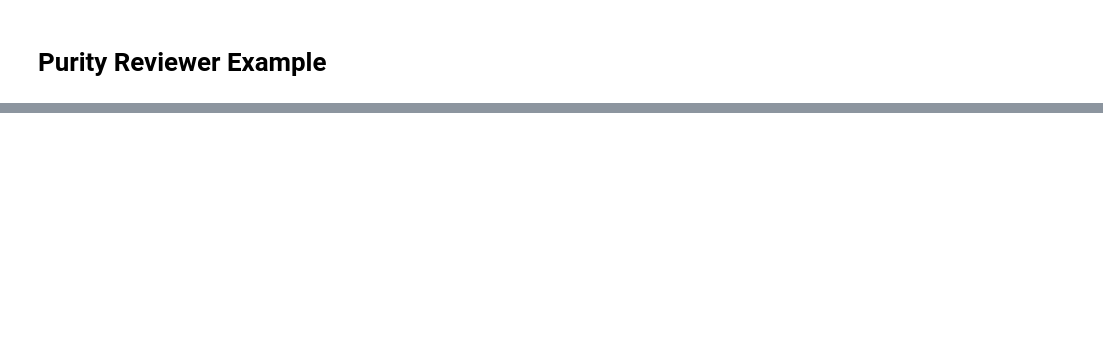
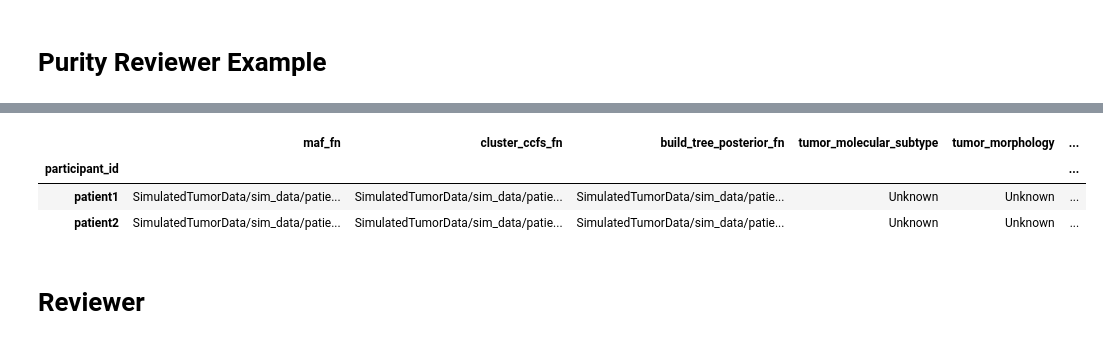
Before and after one commit to getzlab/PurityReviewer, a Jupyter notebook: example_notebooks/purity_reviewer_example.ipynb, the cells around one changed output, grey strips where cells are left out. Saved outputs shown, nothing was run; the diff lists cells and outputs as text; code cells hidden in the pictures; blank space fills up the shorter version.

```diff
--- a/example_notebooks/purity_reviewer_example.ipynb
+++ b/example_notebooks/purity_reviewer_example.ipynb
@@ -133,0 +84,9 @@ Dash app running on http://0.0.0.0:8099/
+# %%
+participants
+# %% [output]
+|  | maf_fn | cluster_ccfs_fn | build_tree_posterior_fn | tumor_molecular_subtype | tumor_morphology | ... |
+| participant_id |  |  |  |  |  | ... |
+| patient1 | SimulatedTumorData/sim_data/patie... | SimulatedTumorData/sim_data/patie... | SimulatedTumorData/sim_data/patie... | Unknown | Unknown | ... |
+| patient2 | SimulatedTumorData/sim_data/patie... | SimulatedTumorData/sim_data/patie... | SimulatedTumorData/sim_data/patie... | Unknown | Unknown | ... |
+# %% [markdown]
+# Reviewer
```
Also changed, not shown: parts of 41 cells of this notebook, 11 other files.
